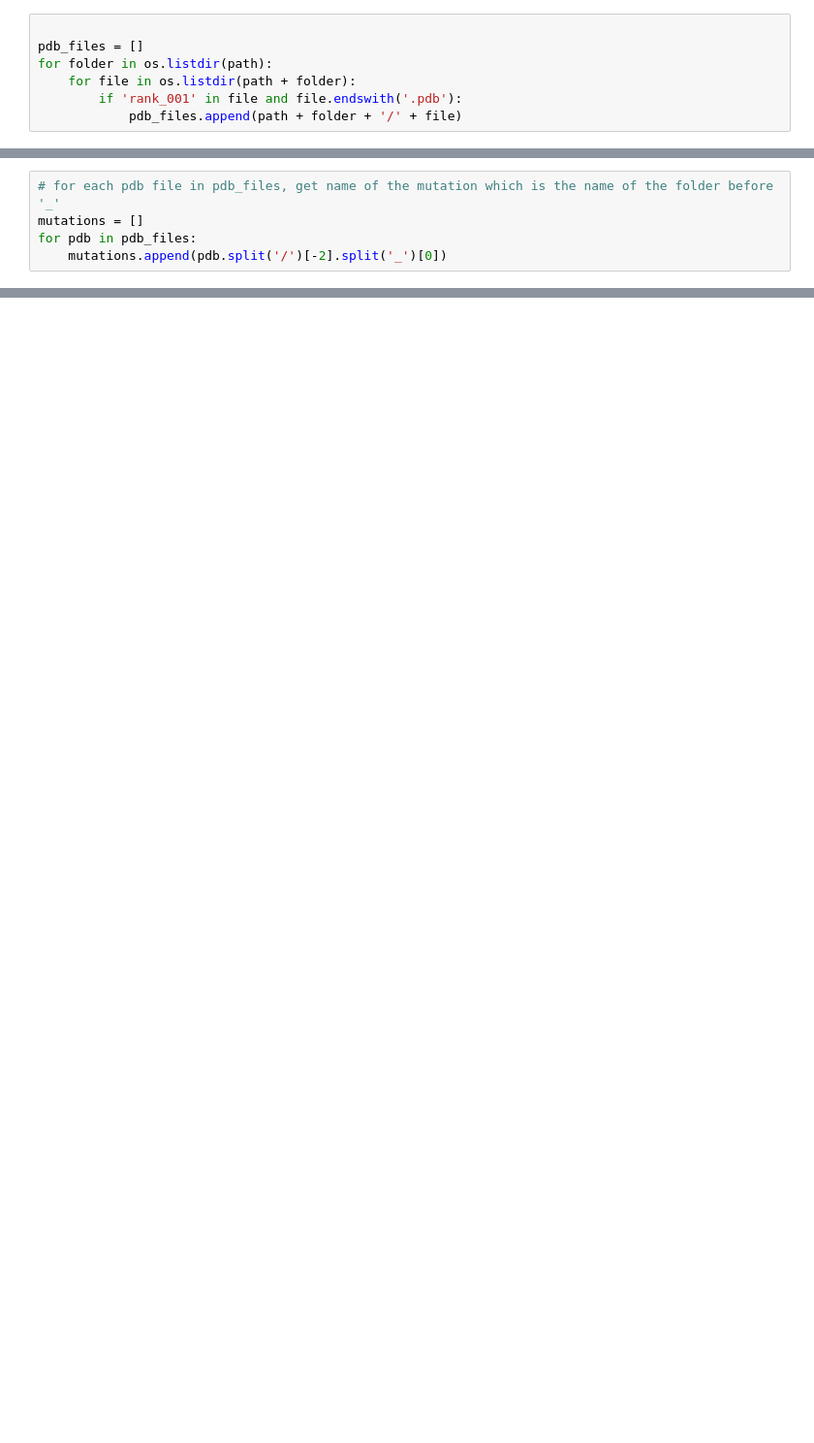
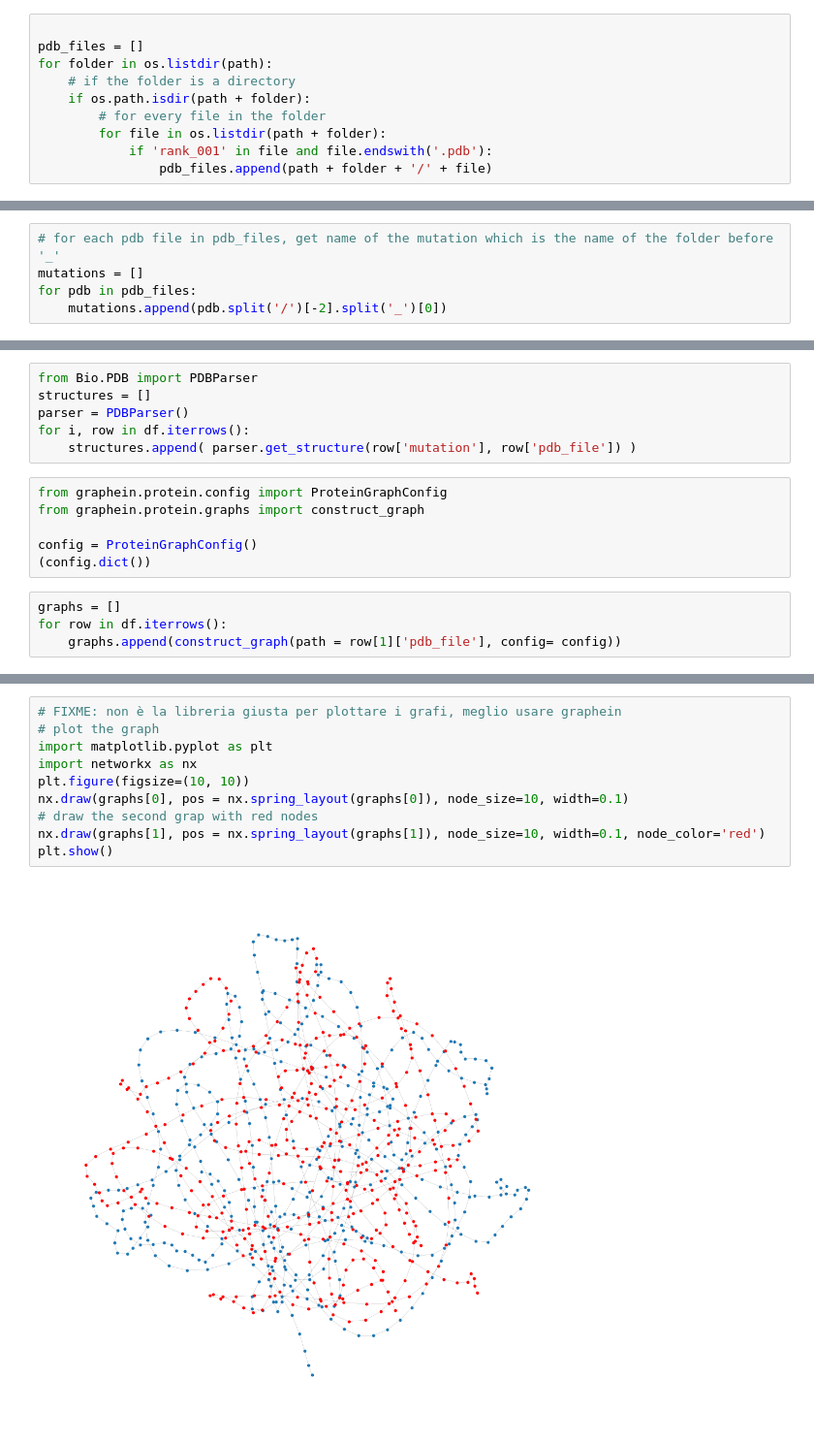
Before and after one commit to g-lago8/CHL-Project, a Jupyter notebook: notebooks/df.ipynb, the cells around one changed output, grey strips where cells are left out. Shown at 97% size. Saved outputs shown, nothing was run; the diff lists cells and outputs as text; blank space fills up the shorter version.

Commit message:
save graphs

```diff
--- a/notebooks/df.ipynb
+++ b/notebooks/df.ipynb
@@ -6,8 +9,11 @@ path = '../datasets/ALPHAFOLD PDBs/'
 
 pdb_files = []
 for folder in os.listdir(path):
-    for file in os.listdir(path + folder):
-        if 'rank_001' in file and file.endswith('.pdb'):
-            pdb_files.append(path + folder + '/' + file)
+    # if the folder is a directory
+    if os.path.isdir(path + folder):
+        # for every file in the folder
+        for file in os.listdir(path + folder):
+            if 'rank_001' in file and file.endswith('.pdb'):
+                pdb_files.append(path + folder + '/' + file)
 # %%
 pdb_files
@@ -60,0 +35,16 @@ df.to_csv('../datasets/pdb_files.csv', index=False)
+# %%
+from Bio.PDB import PDBParser
+structures = []
+parser = PDBParser()
+for i, row in df.iterrows():
+    structures.append( parser.get_structure(row['mutation'], row['pdb_file']) )
+# %%
+from graphein.protein.config import ProteinGraphConfig
+from graphein.protein.graphs import construct_graph
+
+config = ProteinGraphConfig()
+(config.dict())
+# %%
+graphs = []
+for row in df.iterrows():
+    graphs.append(construct_graph(path = row[1]['pdb_file'], config= config))
@@ -60,0 +87,12 @@ df.to_csv('../datasets/pdb_files.csv', index=False)
+# %%
+# FIXME: non è la libreria giusta per plottare i grafi, meglio usare graphein
+# plot the graph
+import matplotlib.pyplot as plt
+import networkx as nx
+plt.figure(figsize=(10, 10))
+nx.draw(graphs[0], pos = nx.spring_layout(graphs[0]), node_size=10, width=0.1)
+# draw the second grap with red nodes
+nx.draw(graphs[1], pos = nx.spring_layout(graphs[1]), node_size=10, width=0.1, node_color='red')
+plt.show()
+# %% [output]
+[figure, added]
```
Also changed, not shown: parts of 7 cells of this notebook.
